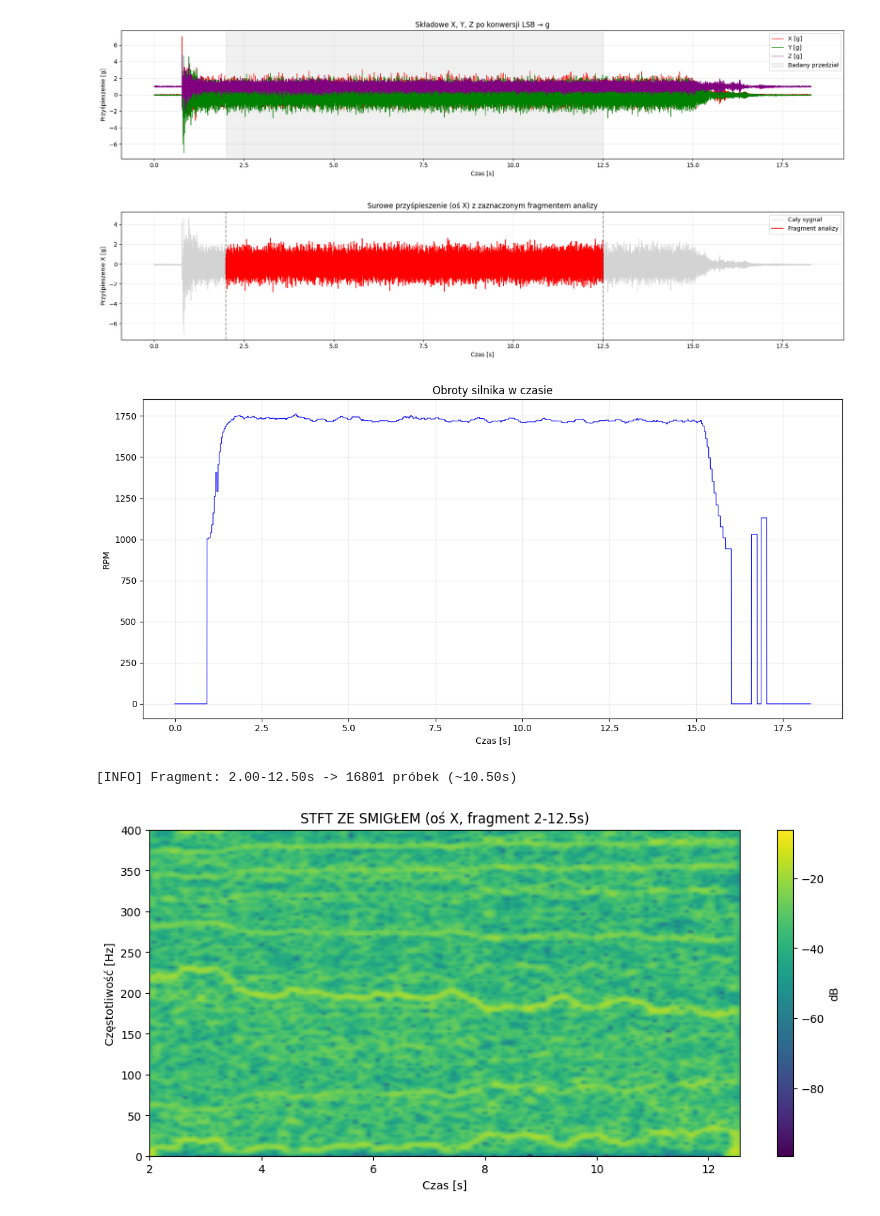
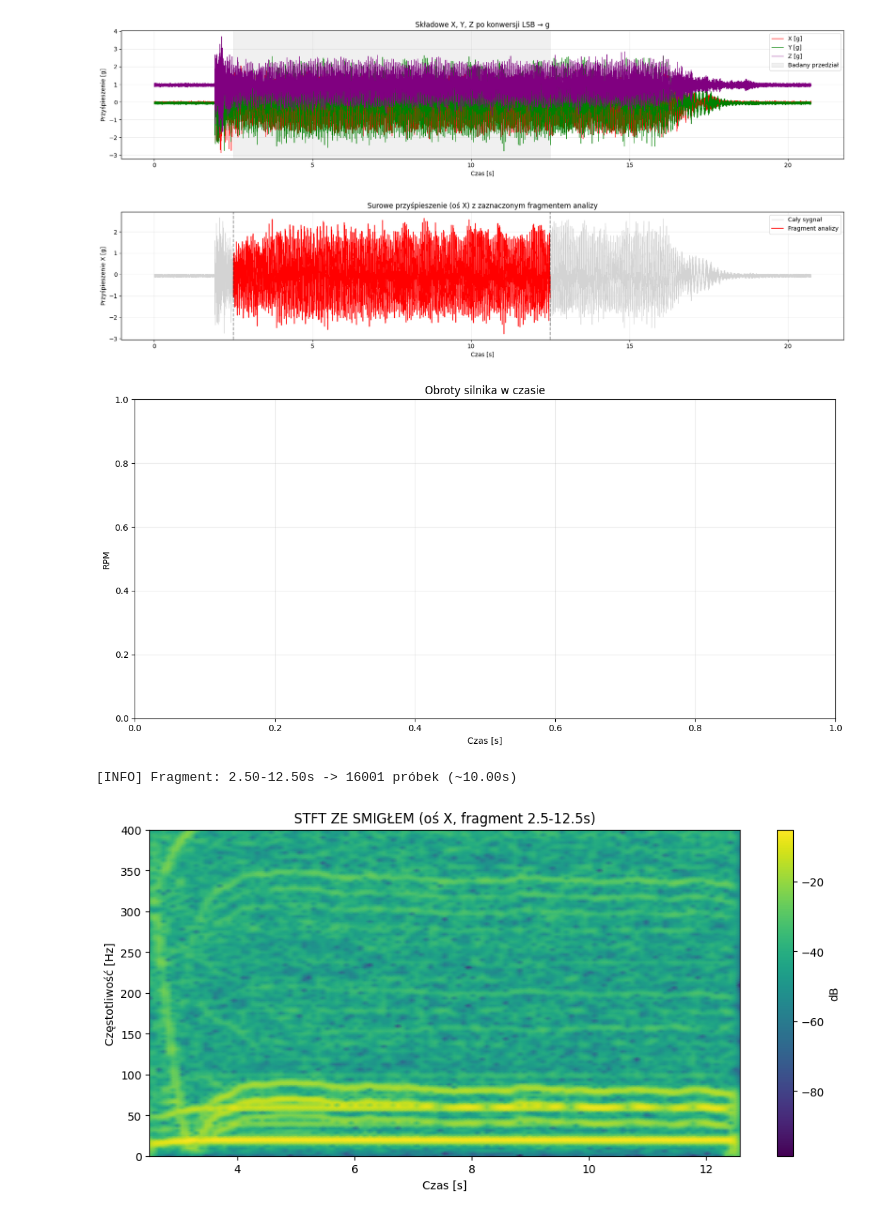
Before and after one commit to ThisIsSzimon/STM32-Time-Frequency-Analysis, a Jupyter notebook: Core/Python/pre_analysis_fft_stft.ipynb, the cells around one changed output. Saved outputs shown, nothing was run; the diff lists cells and outputs as text; code cells hidden in the pictures.

```diff
--- a/Core/Python/pre_analysis_fft_stft.ipynb
+++ b/Core/Python/pre_analysis_fft_stft.ipynb
@@ -6,7 +6,7 @@ from scipy import signal
 
 fs = 1600
 lsb_to_g = 0.0039
-t_start, t_end = 2, 12.5
+t_start, t_end = 2.5, 12.5
 
 fmax_plot = fs/2
 n_fft_pad_factor = 8
@@ -24,14 +24,14 @@ fmax_peaks = 800.0
 
 #df = pd.read_csv('data/pomiary_20_11_25/kupione_20%_z_1600Hz.csv')
 #df = pd.read_csv('data/pomiary_finalne/fabryczne_smiglo_druga/pwm_50%/2_fabryczne_druga_50%.csv')
-#df = pd.read_csv('data/pomiary_finalne/fabryczne_nieuszkodzone/pwm_20%/3_fabryczne_nieuszkodzone_20%_fs1600.csv')
-df = pd.read_csv('data/pomiary_finalne/fabryczne_uszkodzone/pwm_20%/5_fabryczne_uszkodzone_20%.csv')
+#df = pd.read_csv('data/pomiary_finalne/kupione_smiglo/pwm_50%/4_kupione_50%.csv')
+df = pd.read_csv('data/pomiary_finalne/kupione_2x_śrubki/pwm_15%/2_kupione_2x_śrubki_15%.csv')
 #df = pd.read_csv('data/pomiary_finalne/kupione_2x_śrubki/pwm_25%/3_kupione_2x_śrubki_25%.csv')
 # konwersja LSB → g
 df['X_g'] = df['X'] * lsb_to_g
 df['Y_g'] = df['Y'] * lsb_to_g
 df['Z_g'] = df['Z'] * lsb_to_g
-df['rpm'] = df['rpm']
+#df['rpm'] = df['rpm']
 
 
 t = df['czas [s]'].to_numpy()
@@ -68,7 +68,7 @@ plt.show()
 
 # wykres rpm do czasu
 plt.figure(figsize=(12,6))
-plt.plot(t, df['rpm'], label='RPM', lw=0.8, color='blue')
+#plt.plot(t, df['rpm'], label='RPM', lw=0.8, color='blue')
 plt.title('Obroty silnika w czasie')
 plt.xlabel('Czas [s]')
 plt.ylabel('RPM')
@@ -150,35 +150,35 @@ else:
 
 # Wykres FFT
 plt.figure(figsize=(11,6))
 plt.plot(freqs, amp, lw=1.2)
 plt.xlim(0, fmax_plot)
 plt.xlabel('Częstotliwość [Hz]')
 plt.ylabel('Amplituda [g]')
 plt.title(f'Widmo amplitudowe (oś X, {t_start}-{t_end}s)')
 
 # podświetlenie zakresu, w którym szukasz peaków
 plt.axvspan(fmin_peaks, fmax_peaks, color='orange', alpha=0.15, label='Zakres szukania peaków')
 
 # piki w zadanym zakresie fmin/fmax
 for f, a in zip(top_freqs, top_amps):
     plt.plot([f], [a], 'ro', ms=5)
     plt.text(f, a, f'{f:.1f} Hz', fontsize=9, ha='left', va='bottom')
 
 plt.grid(alpha=0.3)
 plt.legend()
 plt.tight_layout()
 plt.show()
 
 print("\n=== TOP PEAKI W ZAKRESIE fmin-fmax I POWYŻEJ MIN. AMPLITUDY ===")
 print(f"fmin = {fmin_peaks:.2f} Hz, fmax = {fmax_peaks:.2f} Hz, min_amp = {peak_min_amp}")
 if len(top_freqs) == 0:
     print("Brak peaków spełniających kryteria.")
 else:
     for f, a in zip(top_freqs, top_amps):
         print(f"{f:7.2f} Hz   {a:8.4f} g")
 # %% [output]
-[figure, old version]
+[figure, new version]
-[figure, old version]
+[figure, new version]
-[figure, old version]
+[figure, new version]
-[INFO] Fragment: 2.00-12.50s -> 16801 próbek (~10.50s)
+[INFO] Fragment: 2.50-12.50s -> 16001 próbek (~10.00s)
-[figure, old version]
+[figure, new version]
```
Also changed, not shown: parts of 1 cell of this notebook, 12 other files.
